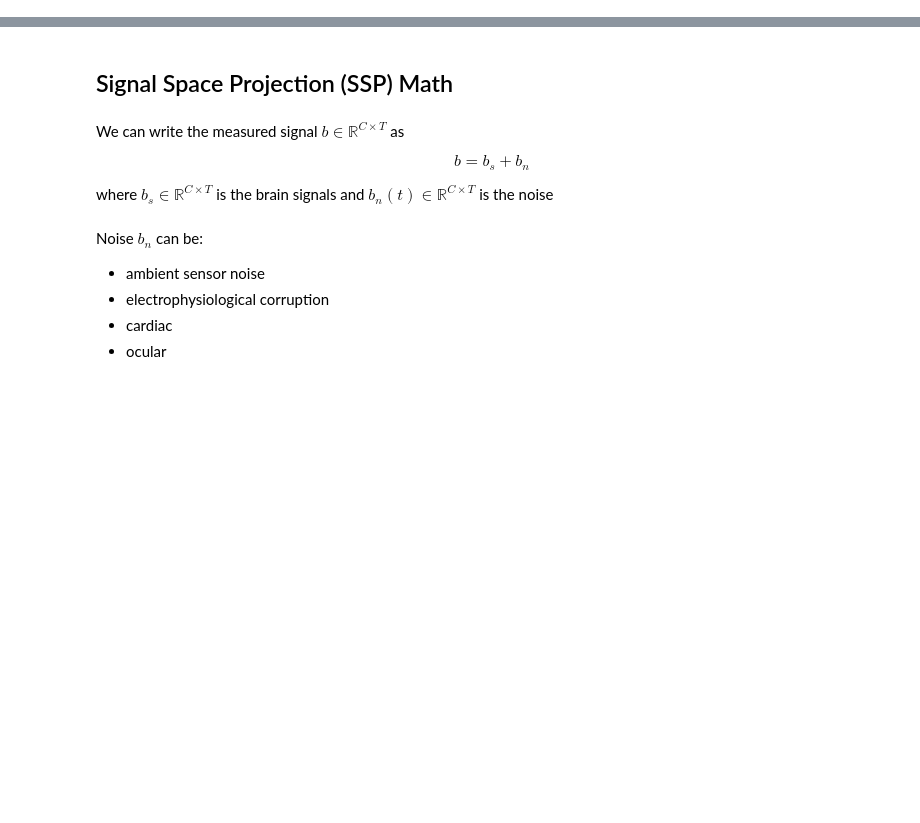
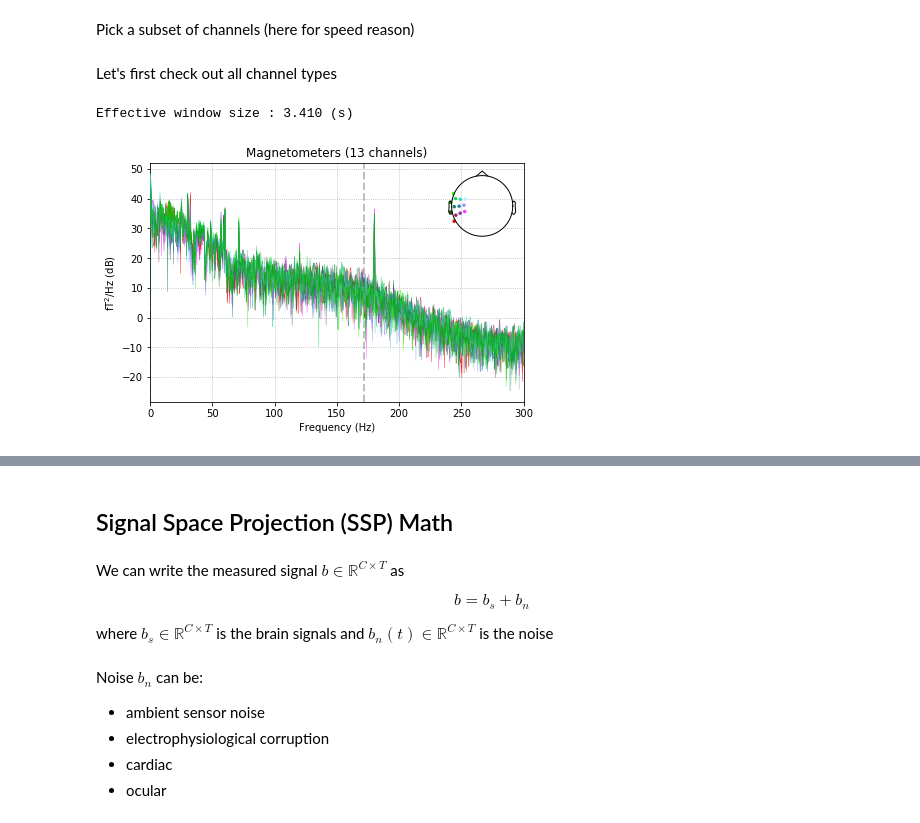
Before and after one commit to jasmainak/mne-workshop-mit, a Jupyter notebook: 02-preprocessing.ipynb, the cells around one changed output, grey strips where cells are left out. Saved outputs shown, nothing was run; the diff lists cells and outputs as text; code cells hidden in the pictures; blank space fills up the shorter version.

```diff
--- a/02-preprocessing.ipynb
+++ b/02-preprocessing.ipynb
@@ -0,0 +21,6 @@
+# %%
+import mne
+from mne.datasets import sample
+
+data_path = sample.data_path()
+raw_fname = data_path + '/MEG/sample/sample_audvis_raw.fif'
@@ -0,0 +30,6 @@
+# %%
+tmin, tmax = 0, 20  # use the first 20s of data
+
+raw = mne.io.read_raw_fif(raw_fname)
+raw.crop(tmin, tmax).load_data()
+raw.info['bads'] = ['MEG 2443', 'EEG 053']  # bads + 2 more
@@ -0,0 +46,13 @@
+# %% [markdown]
+Pick a subset of channels (here for speed reason)
+# %%
+selection = mne.read_selection('Left-temporal')
+picks = mne.pick_types(raw.info, meg='mag', eeg=False, eog=False,
+                       stim=False, exclude='bads', selection=selection)
+# %% [markdown]
+Let's first check out all channel types
+# %%
+raw.plot_psd(area_mode='range', tmax=10.0, picks=picks, average=False);
+# %% [output]
+Effective window size : 3.410 (s)
+[figure, added]
```
Also changed, not shown: parts of 21 cells of this notebook.
